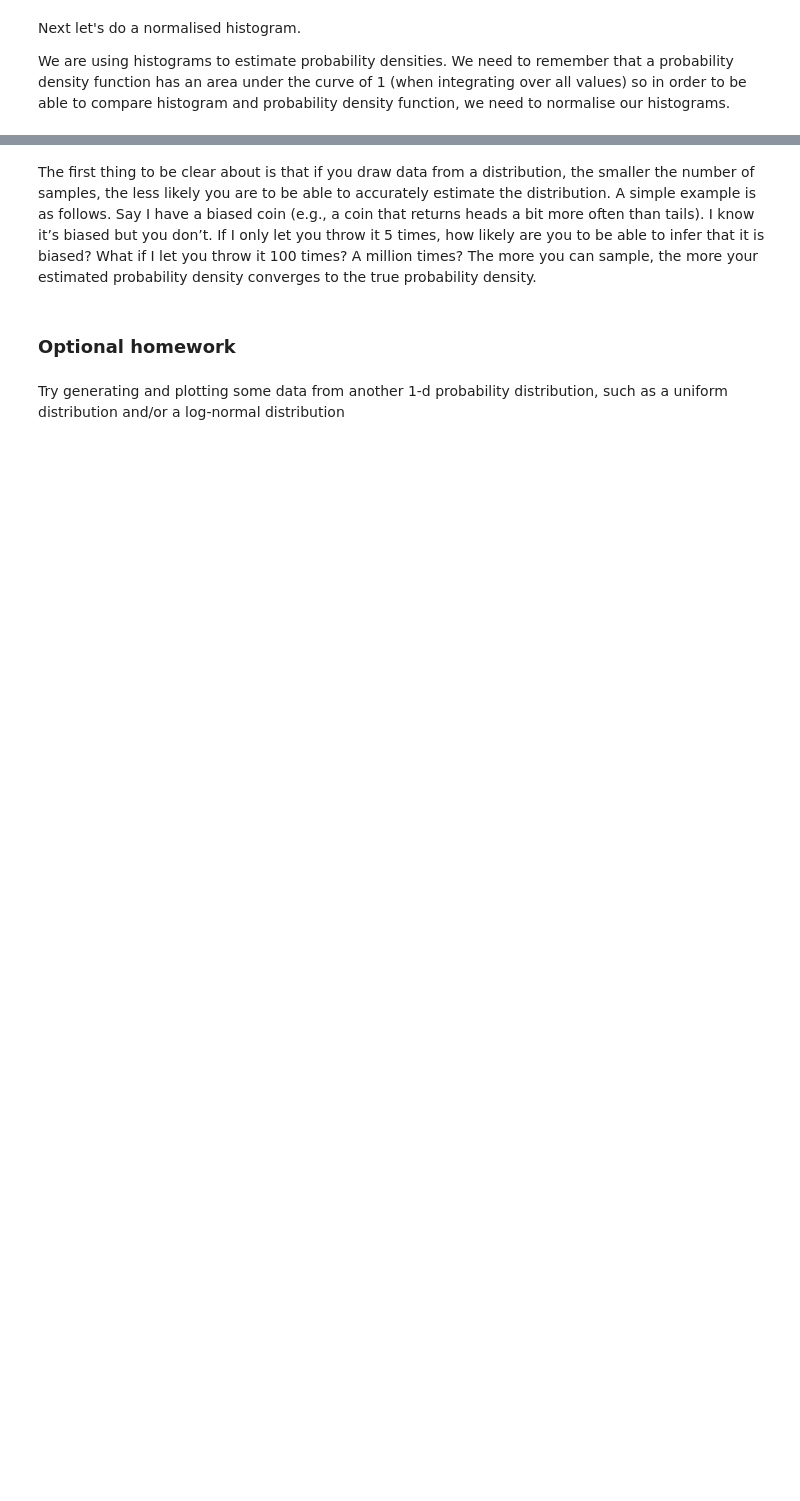
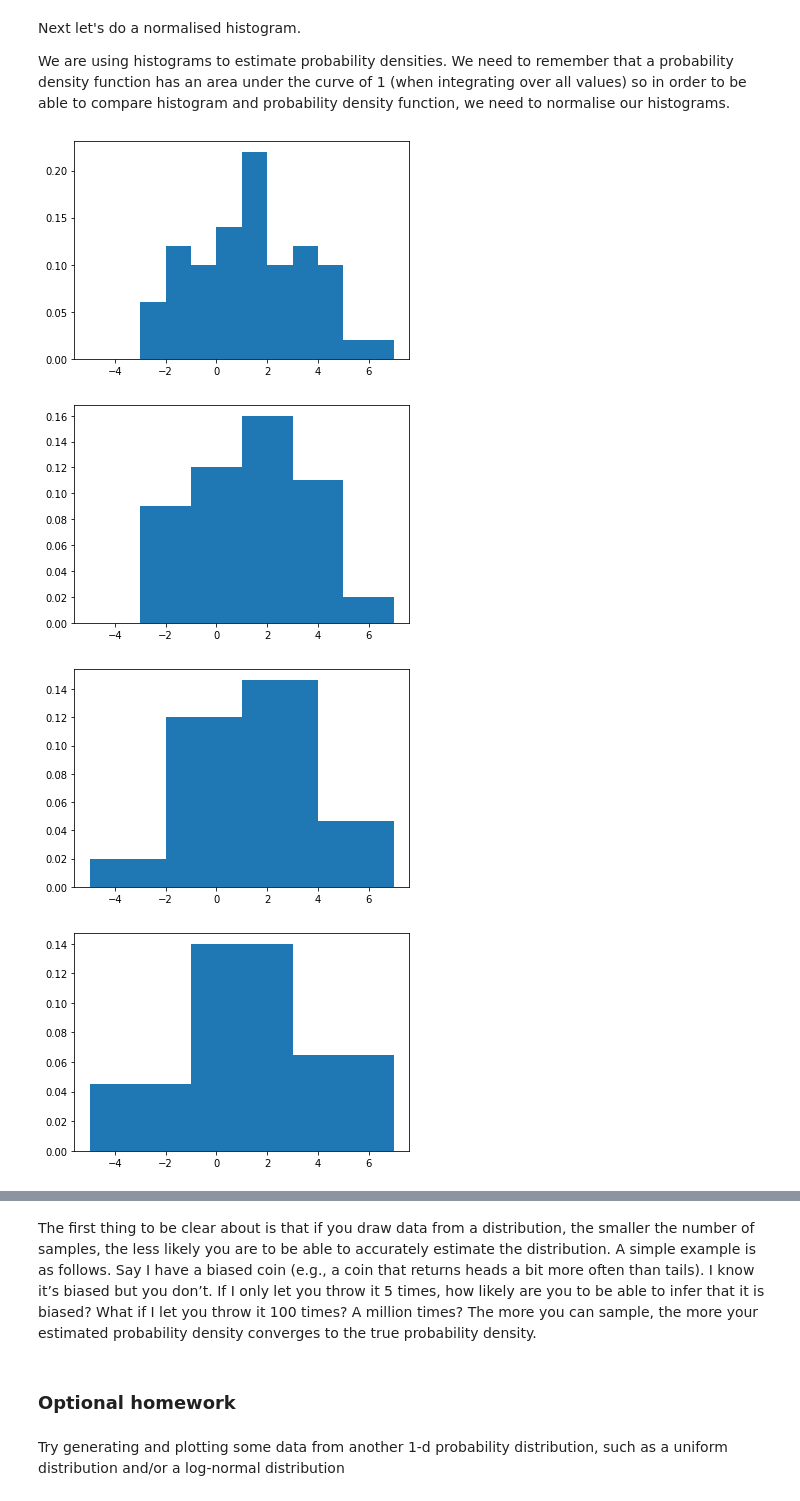
Before and after one commit to LordLean/Machine-Learning, a Jupyter notebook: ML_Labs/Lab3.ipynb, the cells around one changed output, grey strips where cells are left out. Saved outputs shown, nothing was run; the diff lists cells and outputs as text; code cells hidden in the pictures; blank space fills up the shorter version.

```diff
--- a/ML_Labs/Lab3.ipynb
+++ b/ML_Labs/Lab3.ipynb
@@ -55,7 +56,14 @@ Next let's do a normalised histogram.
 
 We are using histograms to estimate probability densities. We need to remember that a probability density function has an area under the curve of 1 (when integrating over all values) so in order to be able to compare histogram and probability density function, we need to normalise our histograms.
 # %%
-binsize = 1
-edges = np.arange(-5,8,binsize) # varying the step size in the sequence means changing the number of bins. Consider what happens when changing the value of binsize
-plt.hist(data, edges, normed=True)
+for i in range(1,5):
+  binsize = i
+  edges = np.arange(-5,8,binsize) # varying the step size in the sequence means changing the number of bins. Consider what happens when changing the value of binsize
+  plt.hist(data, edges, density=True)
+  plt.show()
+# %% [output]
+[figure, added]
+[figure, added]
+[figure, added]
+[figure, added]
 # %%
```
Also changed, not shown: parts of 12 cells of this notebook.
